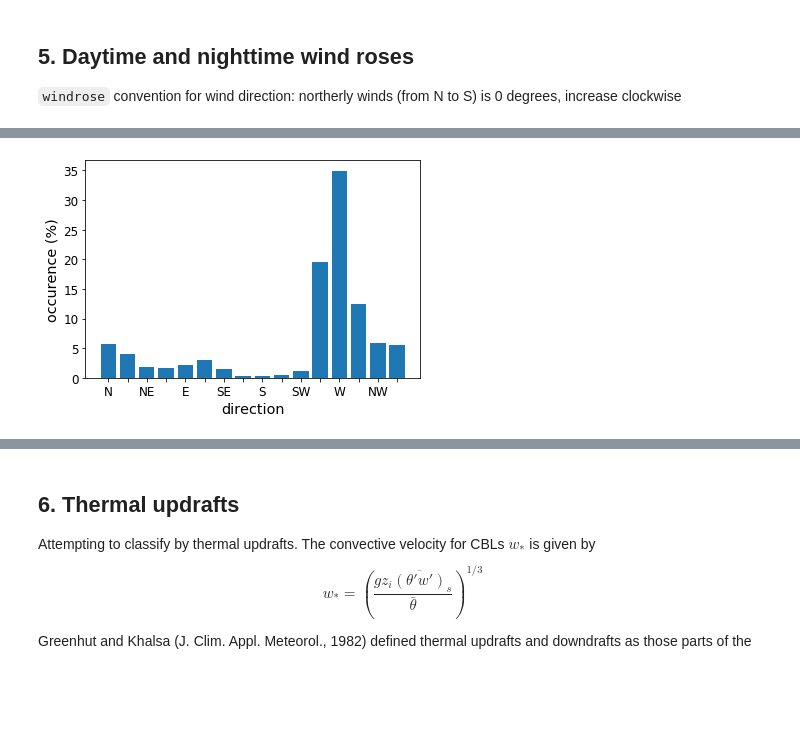
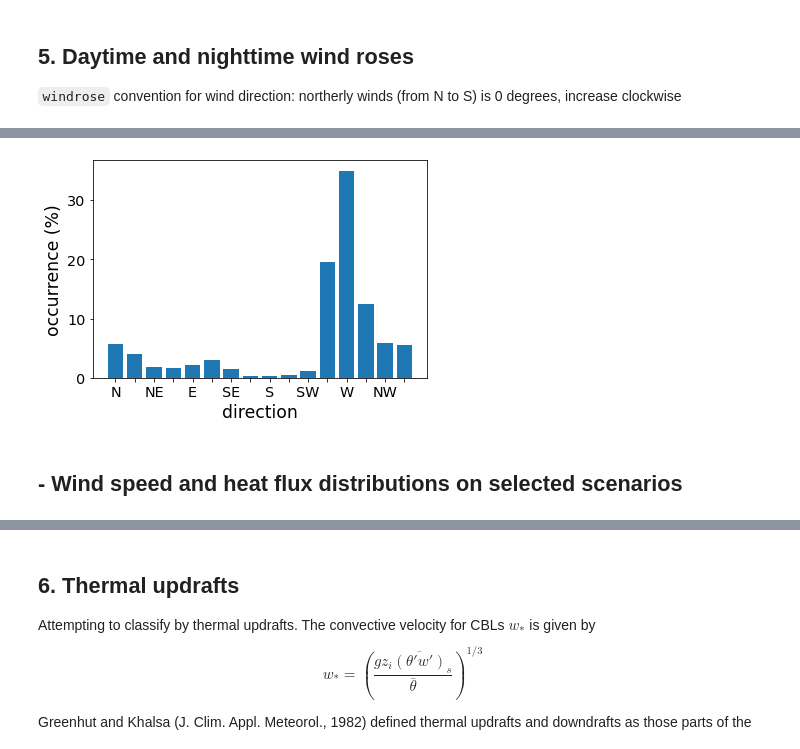
Before and after one commit to rthedin/assessment, a Jupyter notebook: datasets/WINDToolkit/4-analysis.ipynb, the cells around one changed output, grey strips where cells are left out. Drawn from its saved outputs; the diff is of its cells as text; code cells hidden in the pictures; blank space fills up the shorter version.

```diff
--- a/datasets/WINDToolkit/4-analysis.ipynb
+++ b/datasets/WINDToolkit/4-analysis.ipynb
@@ -27 +18,3 @@ sys.path.append('/home/rthedin/a2e-mmc')
 from mmctools.plotting import plot_profile
+# %%
+plt.rcParams.update({'font.size': 12})
@@ -332,18 +332,20 @@ plt.show()
 # %%
 # Some probability distribution plots using the same data (just another way to look at them)
 # Only the last one shown (nighttime, winter)
 
 table = wa._info['table']
 wd_freq = np.sum(table, axis=0)
 direction = wa._info['dir']
 
 fig, ax = plt.subplots(figsize=(6,4))
 ax.bar(np.arange(16), wd_freq, align='center')
 ax.set_xticks(np.arange(16))
 ax.set_xticklabels(['N','','NE','','E','','SE','','S','','SW','','W','','NW',''])
 plt.tick_params(labelsize='large')
 plt.xlabel('direction',fontsize='x-large')
-plt.ylabel('occurence (%)',fontsize='x-large')
+plt.ylabel('occurrence (%)',fontsize='x-large')
 plt.show()
 # %% [output]
-[figure, old version]
+[figure, new version]
+# %% [markdown]
+## - Wind speed and heat flux distributions on selected scenarios
```
Also changed, not shown: parts of 26 cells of this notebook.
